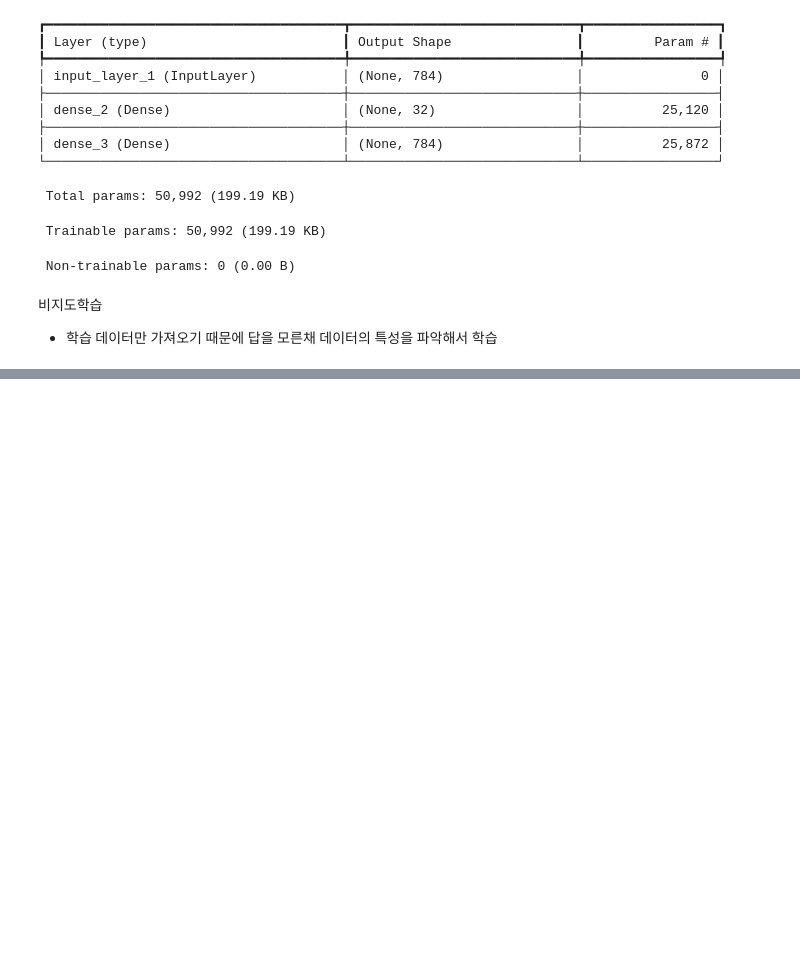
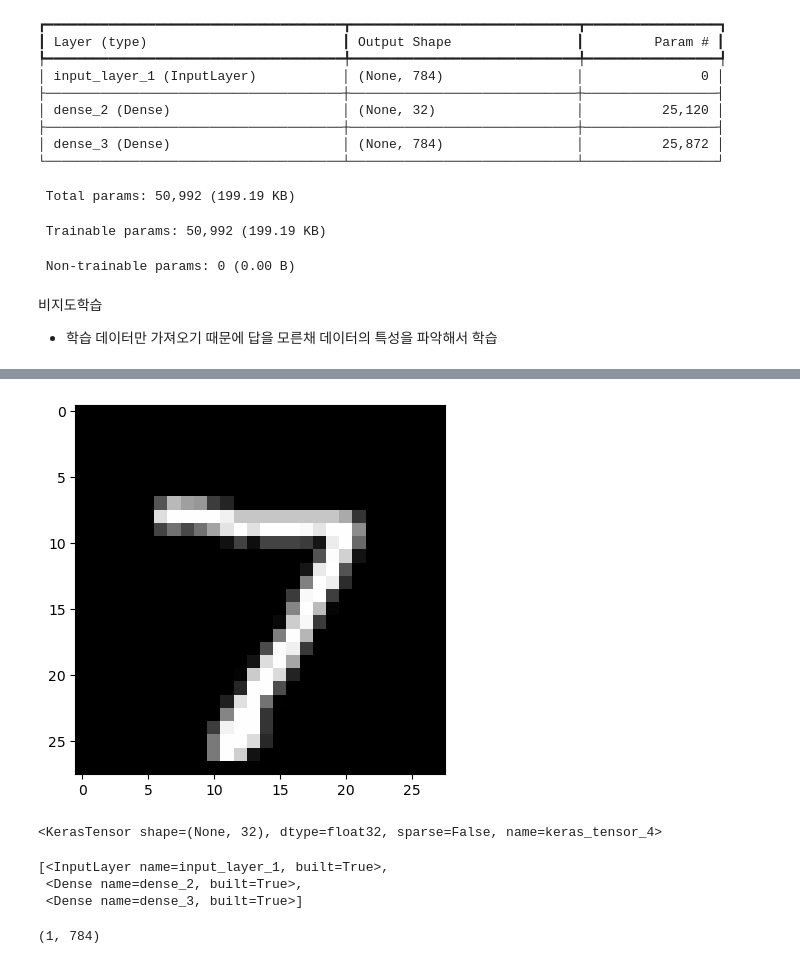
Before and after one commit to digicope/tf_lab09, a Jupyter notebook: 04_이미지 생성/02_AutoEncoder.ipynb, the cells around one changed output, grey strips where cells are left out. Drawn from its saved outputs; the diff is of its cells as text; code cells hidden in the pictures; blank space fills up the shorter version.

```diff
--- a/04_이미지 생성/02_AutoEncoder.ipynb
+++ b/04_이미지 생성/02_AutoEncoder.ipynb
@@ -81,0 +95,15 @@ Epoch 4/50
+# %%
+import matplotlib.pyplot as plt
+plt.imshow(X_test[0].reshape(28,28),cmap='gray'); # 7
+# %% [output]
+[figure, added]
+# %%
+encoder
+# %% [output]
+<KerasTensor shape=(None, 32), dtype=float32, sparse=False, name=keras_tensor_4>
+# %%
+autoencoder.layers
+# %% [output]
+[<InputLayer name=input_layer_1, built=True>,
+ <Dense name=dense_2, built=True>,
+ <Dense name=dense_3, built=True>]
@@ -81,0 +112,5 @@ Epoch 4/50
+# %%
+import numpy as np
+X_test[0][np.newaxis].shape
+# %% [output]
+(1, 784)
```
Also changed, not shown: parts of 25 cells of this notebook.
